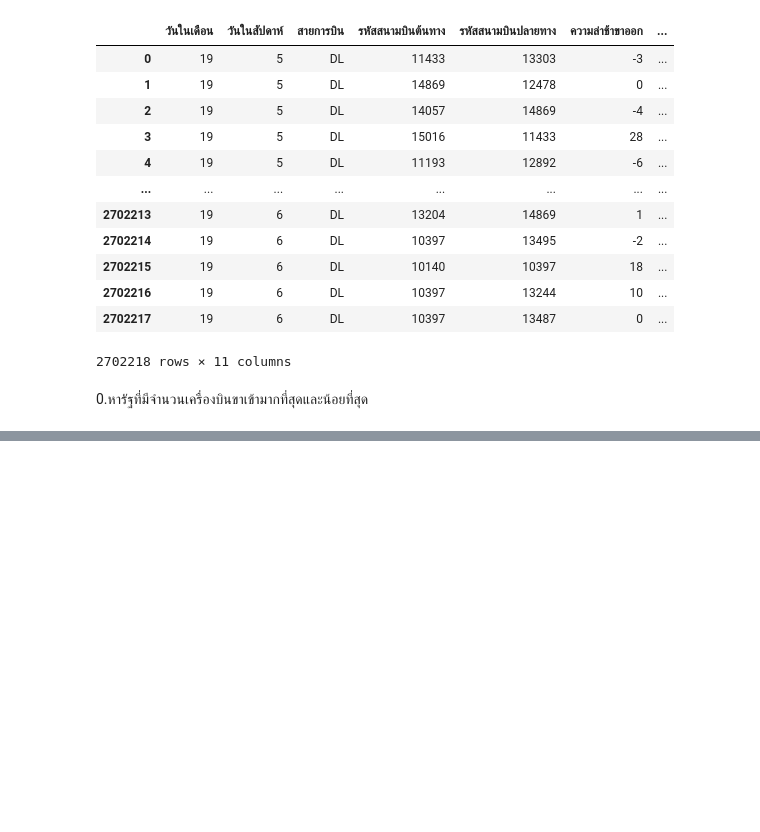
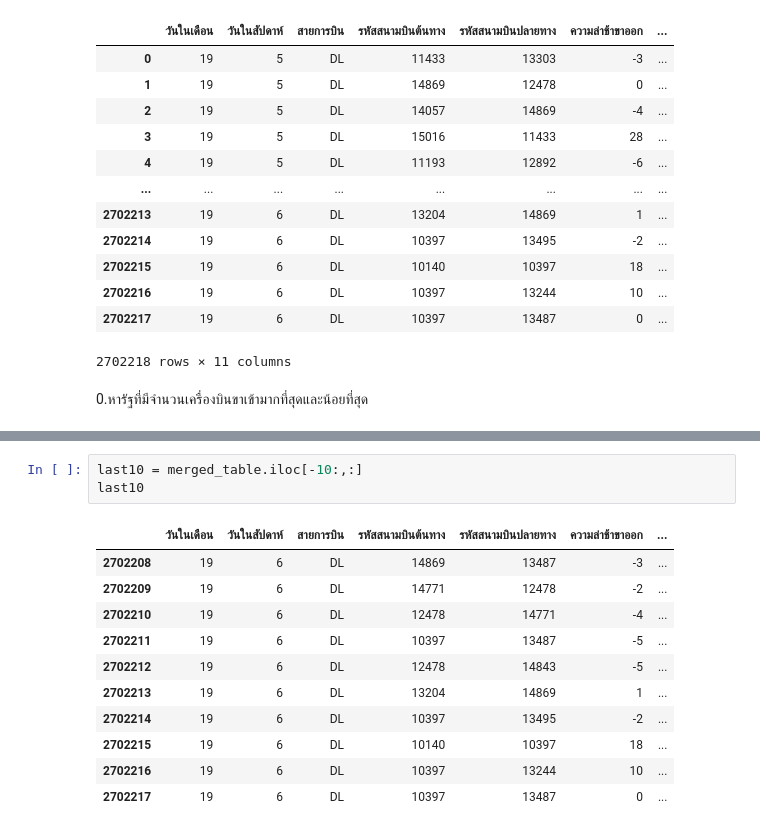
Before and after one commit to nualpair/DWDM21, a Jupyter notebook: Mini_Exam.ipynb, the cells around one changed output, grey strips where cells are left out. Cells and saved outputs as stored; diff of their text form; blank space fills up the shorter version.

```diff
--- a/Mini_Exam.ipynb
+++ b/Mini_Exam.ipynb
@@ -141,0 +186,15 @@ min.iloc[-1:,:]
+# %%
+last10 = merged_table.iloc[-10:,:]
+last10
+# %% [output]
+|  | วันในเดือน | วันในสัปดาห์ | สายการบิน | รหัสสนามบินต้นทาง | รหัสสนามบินปลายทาง | ความล่าช้าขาออก | ... |
+| 2702208 | 19 | 6 | DL | 14869 | 13487 | -3 | ... |
+| 2702209 | 19 | 6 | DL | 14771 | 12478 | -2 | ... |
+| 2702210 | 19 | 6 | DL | 12478 | 14771 | -4 | ... |
+| 2702211 | 19 | 6 | DL | 10397 | 13487 | -5 | ... |
+| 2702212 | 19 | 6 | DL | 12478 | 14843 | -5 | ... |
+| 2702213 | 19 | 6 | DL | 13204 | 14869 | 1 | ... |
+| 2702214 | 19 | 6 | DL | 10397 | 13495 | -2 | ... |
+| 2702215 | 19 | 6 | DL | 10140 | 10397 | 18 | ... |
+| 2702216 | 19 | 6 | DL | 10397 | 13244 | 10 | ... |
+| 2702217 | 19 | 6 | DL | 10397 | 13487 | 0 | ... |
```
Also changed, not shown: parts of 14 cells of this notebook.
